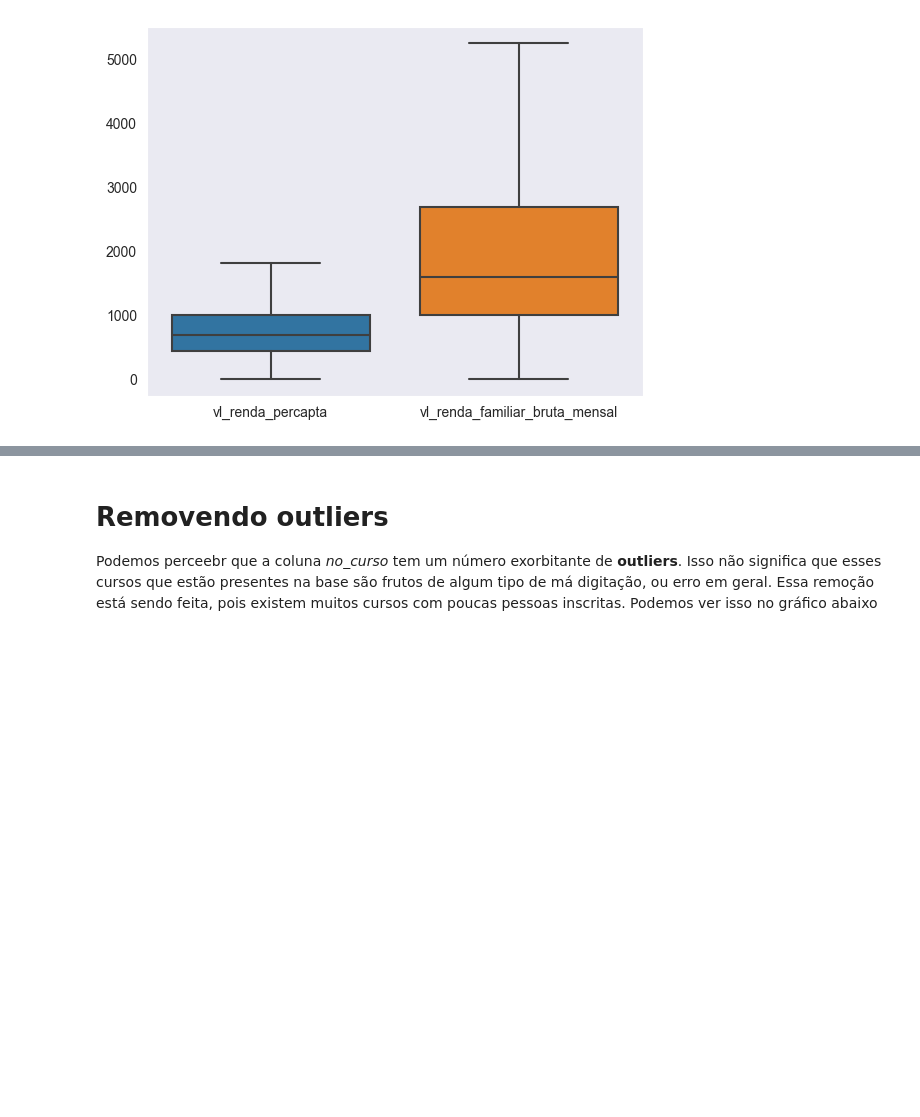
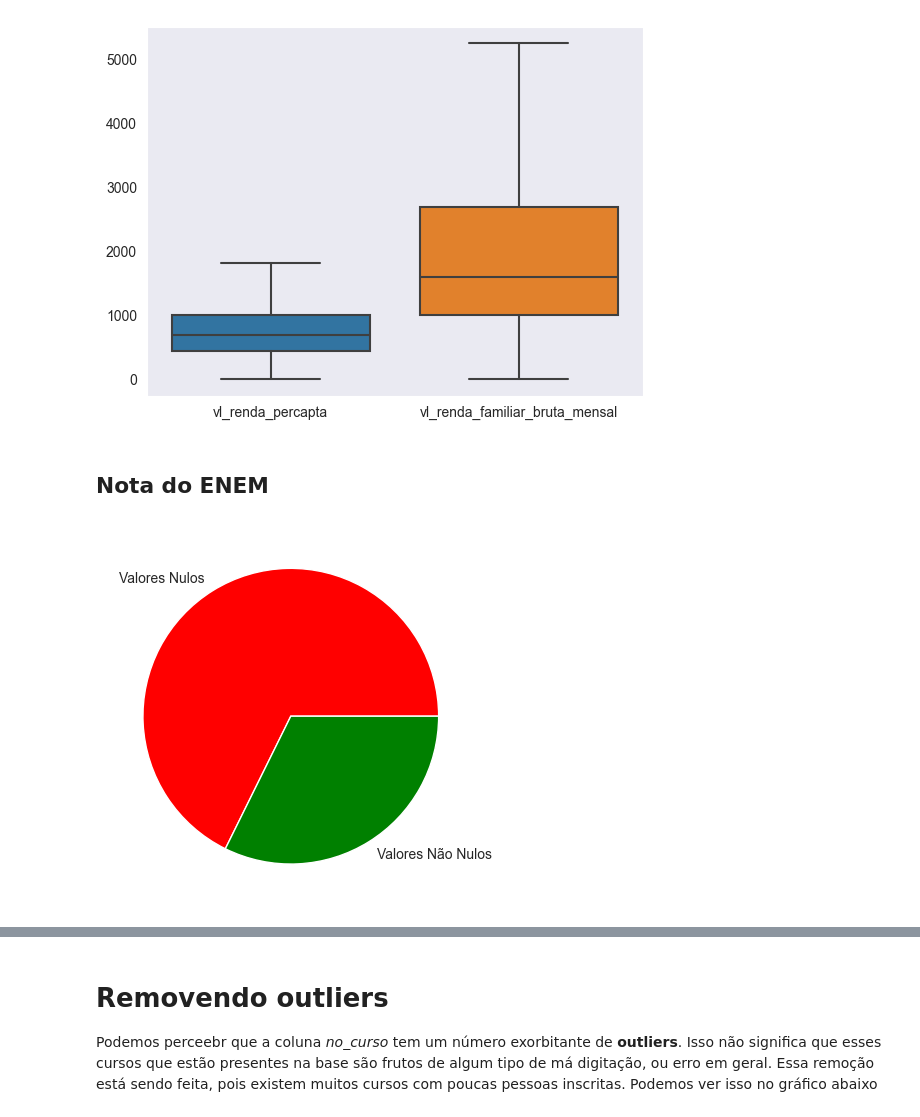
Before and after one commit to MarcosViniciusAraujo/puc-rio-aprendizado-automatico, a Jupyter notebook: Educacao_superior.ipynb, the cells around one changed output, grey strips where cells are left out. Cells and saved outputs as stored; diff of their text form; code cells hidden in the pictures; blank space fills up the shorter version.

```diff
--- a/Educacao_superior.ipynb
+++ b/Educacao_superior.ipynb
@@ -236,3 +237,17 @@ sns.boxplot(
 # %% [output]
 <Axes: >
 [figure]
+# %% [markdown]
+## Nota do ENEM
+# %%
+qto_null = df['vl_nota_enem_considerada'].isnull().sum()
+percent_null = qto_null / df['vl_nota_enem_considerada'].size * 100
+
+plt.pie(
+    [percent_null, 100 - percent_null],
+    labels=['Valores Nulos', 'Valores Não Nulos'],
+    colors=['red', 'green']
+)
+plt.show()
+# %% [output]
+[figure, added]
```
Also changed, not shown: parts of 11 cells of this notebook.
